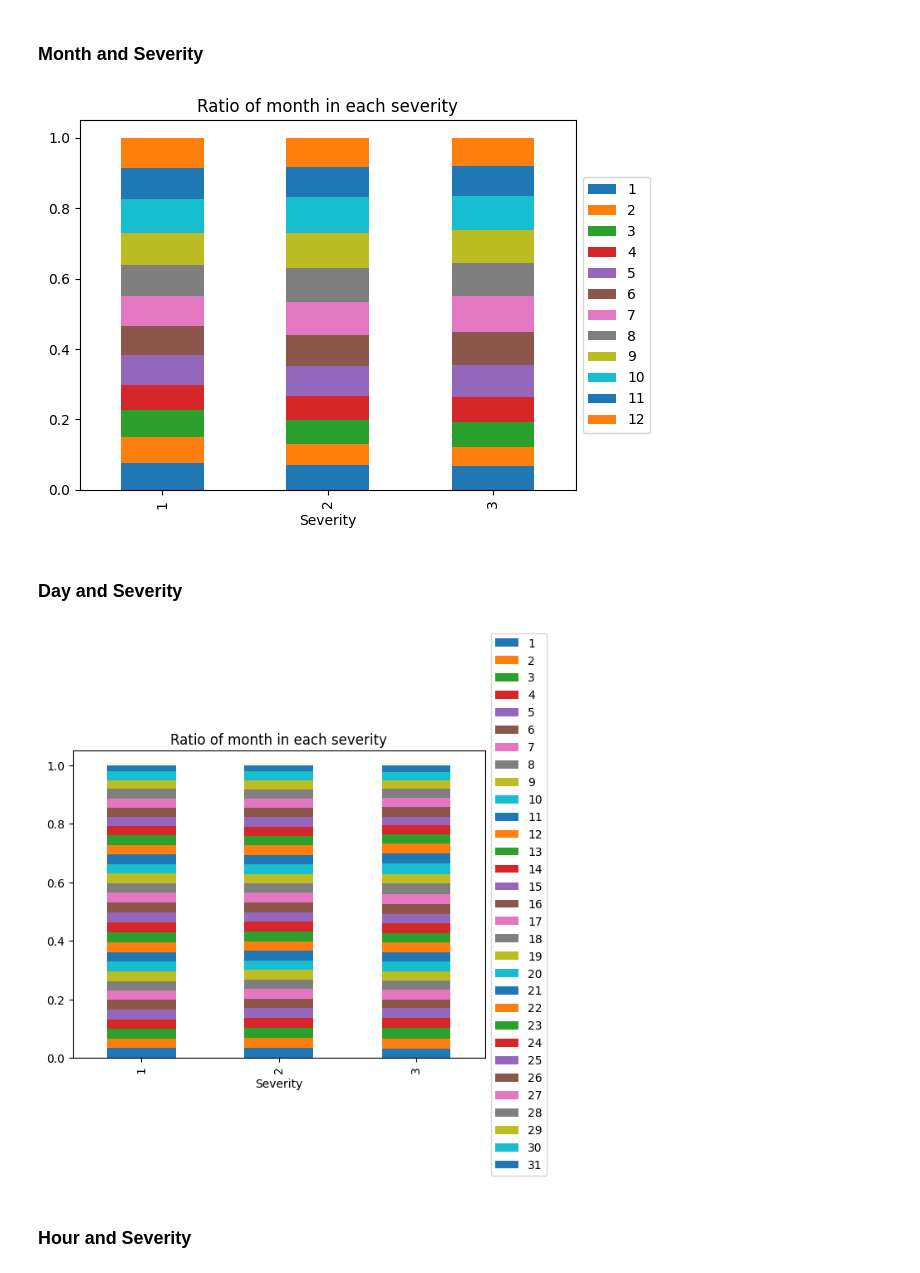
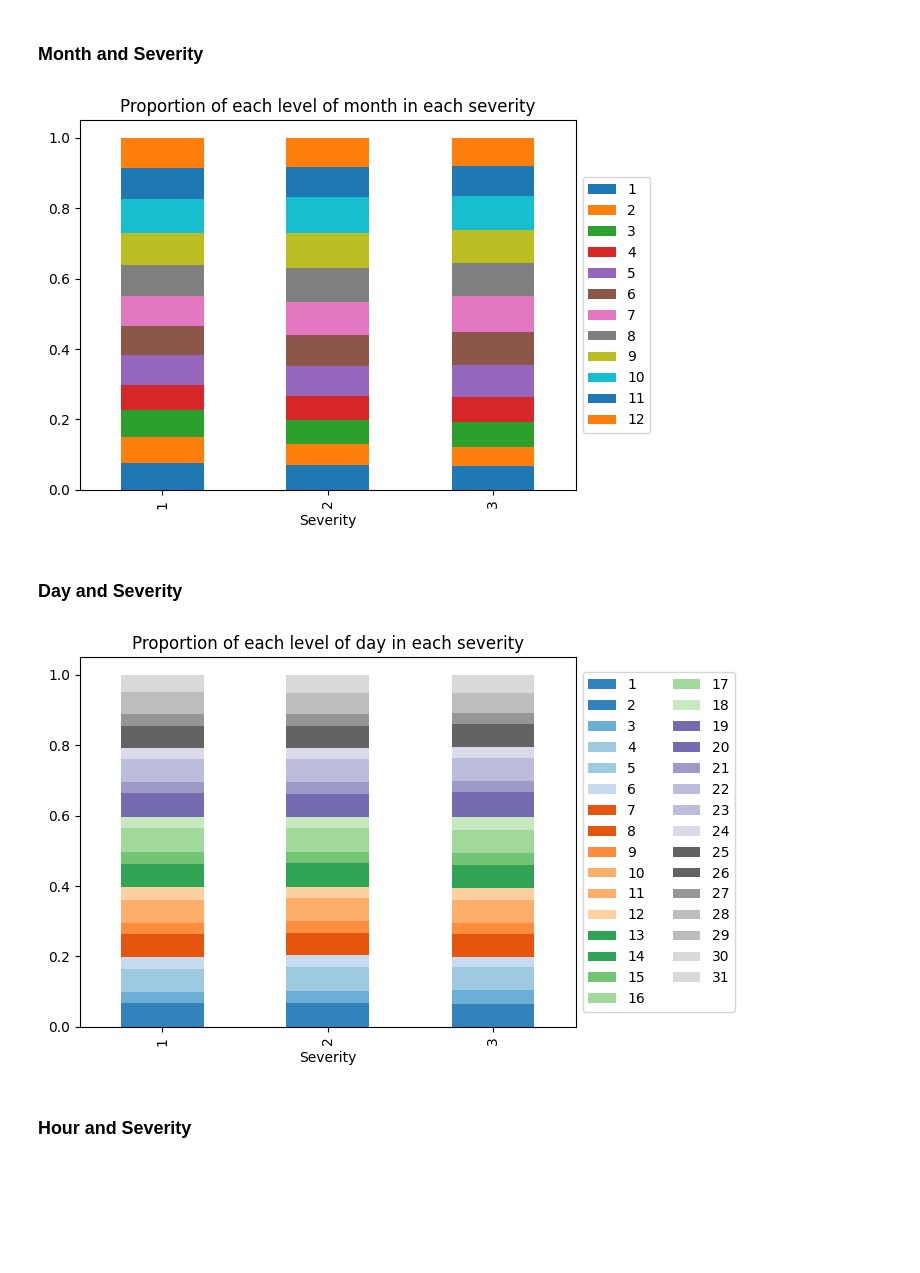
Before and after one commit to kosawa26/Capstone, a Jupyter notebook: Classification_EDA_Preprocessing.ipynb, the cells around one changed output. Saved outputs shown, nothing was run; the diff lists cells and outputs as text; code cells hidden in the pictures; blank space fills up the shorter version.

```diff
--- a/Classification_EDA_Preprocessing.ipynb
+++ b/Classification_EDA_Preprocessing.ipynb
@@ -470,20 +472,20 @@ plt.show()
 ratio_mnth = pd.crosstab(df['Severity'], df['CRASH_DATE_month'], normalize='index')
 ratio_mnth.plot.bar(stacked=True)
 plt.legend(loc='center left', bbox_to_anchor=(1, 0.5))
-plt.title("Ratio of month in each severity")
+plt.title("Proportion of each level of month in each severity")
 plt.show()
 # %% [output]
-[figure, old version]
+[figure, new version]
 # %% [markdown]
 ### Day and Severity
 # %%
 ratio_day = pd.crosstab(df['Severity'], df['CRASH_DATE_day'], normalize='index')
-ratio_day.plot.bar(stacked=True)
-plt.legend(loc='center left', bbox_to_anchor=(1, 0.5))
-plt.title("Ratio of month in each severity")
+ratio_day.plot.bar(stacked=True, cmap='tab20c')
+plt.legend(loc='center left', bbox_to_anchor=(1, 0.5), ncol=2)
+plt.title("Proportion of each level of day in each severity")
 plt.show()
 # %% [output]
-[figure, old version]
+[figure, new version]
 # %% [markdown]
 ### Hour and Severity
 # %%
```
Also changed, not shown: parts of 27 cells of this notebook, 8 other files.
